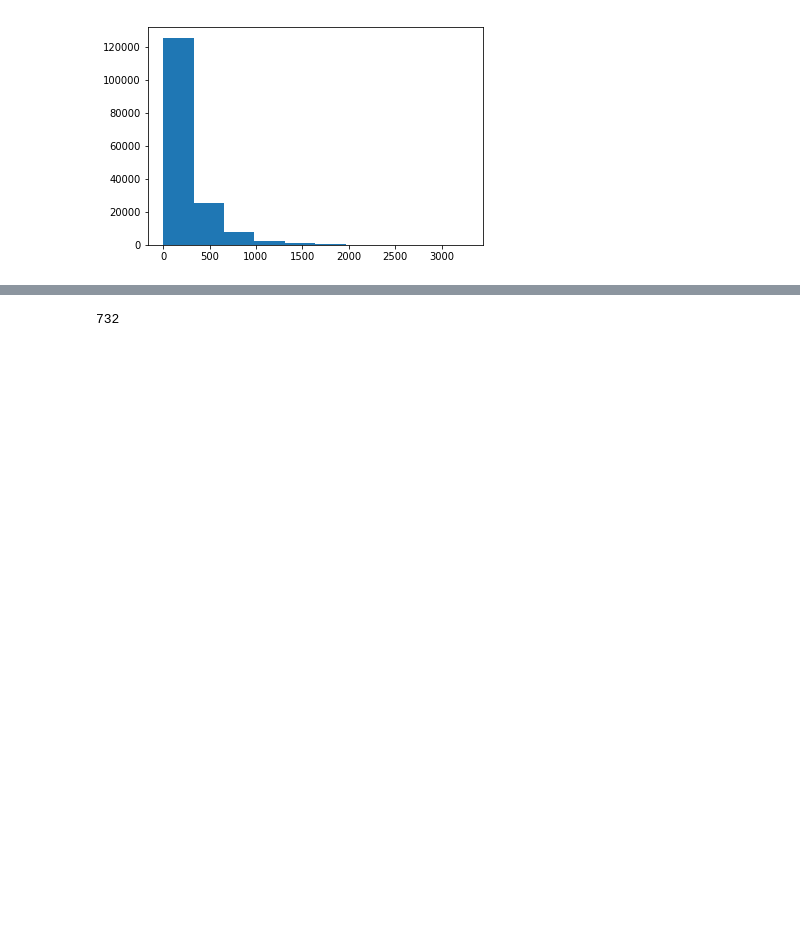
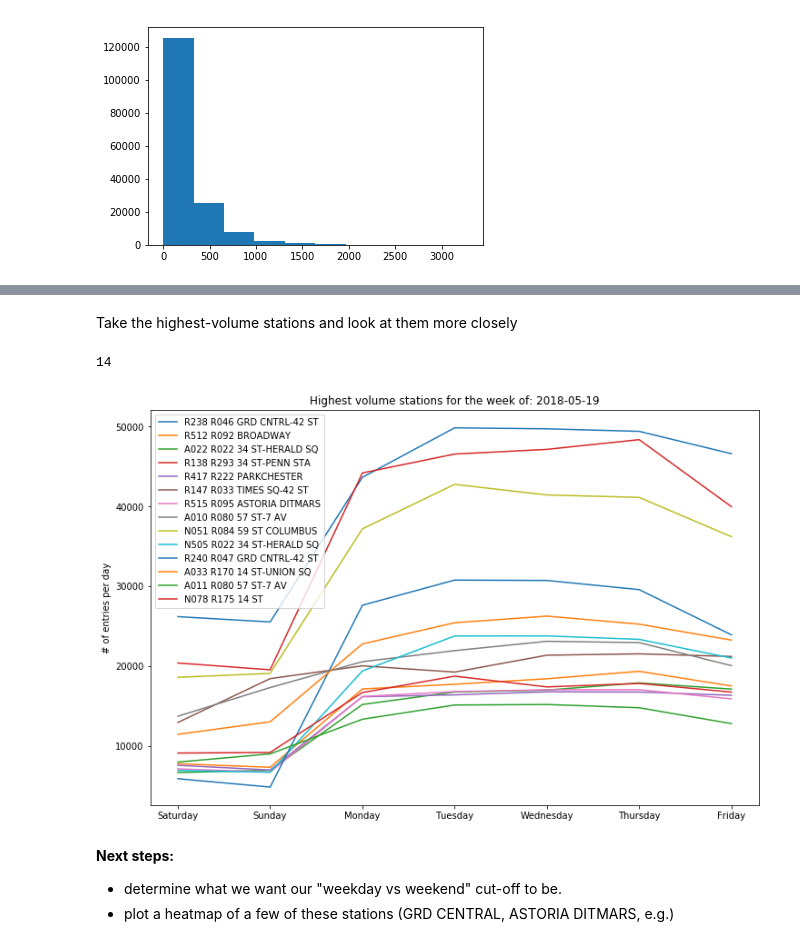
Before and after one commit to luketibbott/benson, a Jupyter notebook: benson-KF.ipynb, the cells around one changed output, grey strips where cells are left out. Drawn from its saved outputs; the diff is of its cells as text; code cells hidden in the pictures; blank space fills up the shorter version.

Commit message:
removed outliers, plotted highest volume stations

```diff
--- a/benson-KF.ipynb
+++ b/benson-KF.ipynb
@@ -179,3 +74,0 @@ clean_df.sort_values('ENTRY_DIFFS').tail()
-# %%
-s = clean_df.sort_values('ENTRY_DIFFS').tail(1)['STATION_KEY'].values[0]
-s
@@ -222,4 +90,29 @@ df00[df00['ENTRY_DIFFS']> 300]
-# %%
-len(df['STATION_KEY'].unique())
-# %% [output]
-732
+# %% [markdown]
+Take the highest-volume stations and look at them more closely
+# %%
+highest_vol = clean_df.sort_values('ENTRY_DIFFS').tail(100)['STATION_KEY'].unique()
+len(highest_vol)
+# %% [output]
+14
+# %%
+x_labels = calendar.day_name[5:] + calendar.day_name[:5]
+# %%
+fig, ax = plt.subplots(figsize=[12,8])
+
+for s in highest_vol:
+    station = highest_vol[0]
+    dum_df = grp1[grp1['STATION_KEY'] == s]
+    xs = dum_df['DATE']
+    week_start = xs.iloc[0].strftime('%Y-%m-%d')
+    plt.plot(xs, dum_df['ENTRY_DIFFS'], label=s)
+    xticklocs = ax.get_xticks()
+    plt.xticks(xticklocs, x_labels)
+    plt.legend()
+    plt.ylabel('# of entries per day')
+    plt.title('Highest volume stations for the week of: ' + str(week_start));
+# %% [output]
+[figure, added]
+# %% [markdown]
+**Next steps:**
+- determine what we want our "weekday vs weekend" cut-off to be.
+- plot a heatmap of a few of these stations (GRD CENTRAL, ASTORIA DITMARS, e.g.)
```
Also changed, not shown: parts of 23 cells of this notebook.
